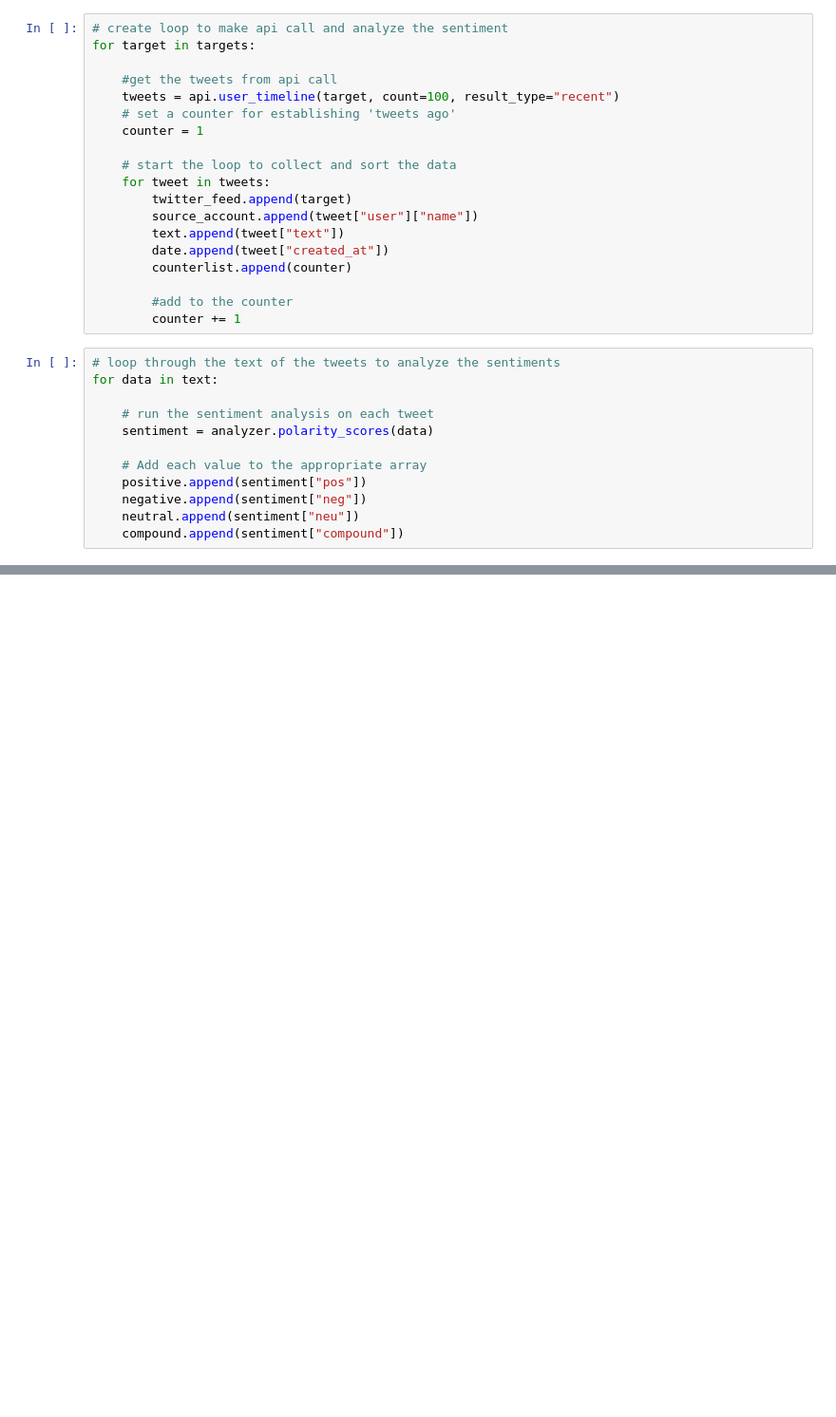
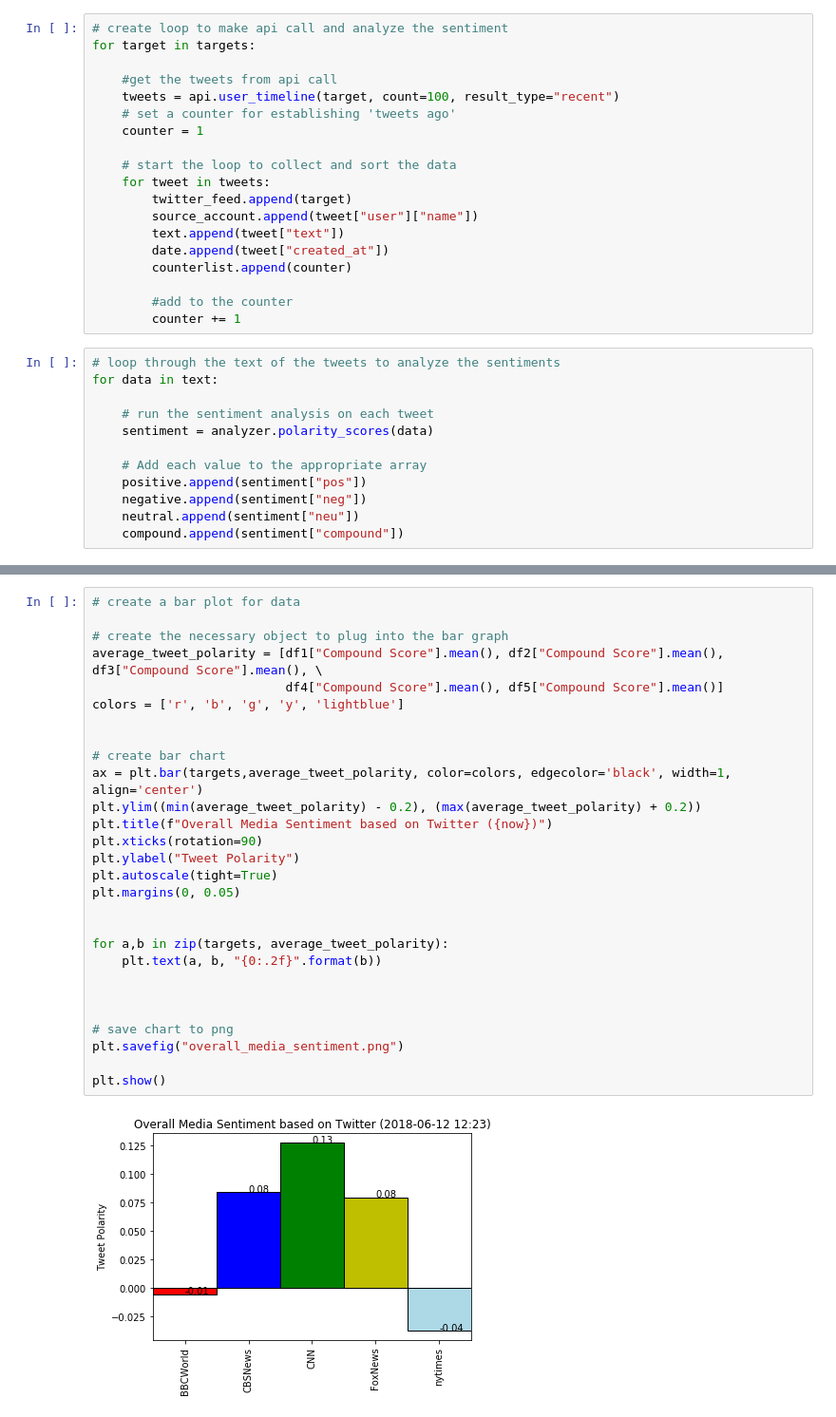
Before and after one commit to rglukins/bootcamp_homework, a Jupyter notebook: social_analytics/social_analytics.ipynb, the cells around one changed output, grey strips where cells are left out. Shown: that part at 95% size. Drawn from its saved outputs; the diff is of its cells as text; blank space fills up the shorter version.

```diff
--- a/social_analytics/social_analytics.ipynb
+++ b/social_analytics/social_analytics.ipynb
@@ -135,0 +137,30 @@ plt.show()
+# %%
+# create a bar plot for data
+
+# create the necessary object to plug into the bar graph
+average_tweet_polarity = [df1["Compound Score"].mean(), df2["Compound Score"].mean(), df3["Compound Score"].mean(), \
+                          df4["Compound Score"].mean(), df5["Compound Score"].mean()]
+colors = ['r', 'b', 'g', 'y', 'lightblue']
+
+
+# create bar chart
+ax = plt.bar(targets,average_tweet_polarity, color=colors, edgecolor='black', width=1, align='center')
+plt.ylim((min(average_tweet_polarity) - 0.2), (max(average_tweet_polarity) + 0.2))
+plt.title(f"Overall Media Sentiment based on Twitter ({now})")
+plt.xticks(rotation=90)
+plt.ylabel("Tweet Polarity")
+plt.autoscale(tight=True)
+plt.margins(0, 0.05)
+
+
+for a,b in zip(targets, average_tweet_polarity):
+    plt.text(a, b, "{0:.2f}".format(b))
+
+
+
+# save chart to png
+plt.savefig("overall_media_sentiment.png")
+
+plt.show()
+# %% [output]
+[figure, added]
```
Also changed, not shown: parts of 7 cells of this notebook, 3 other files.
